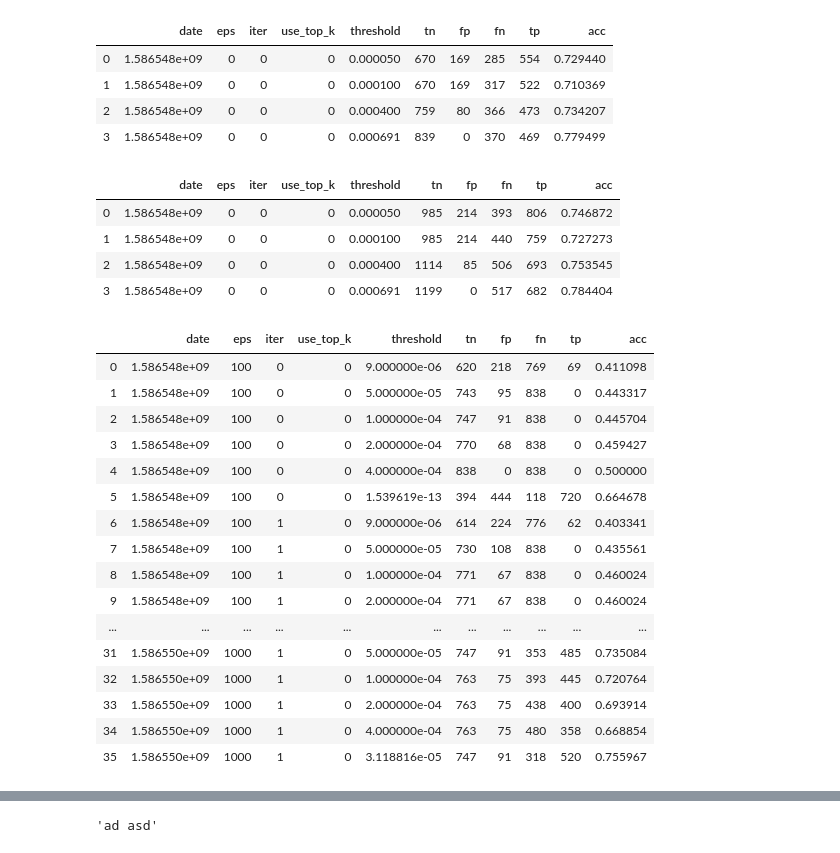
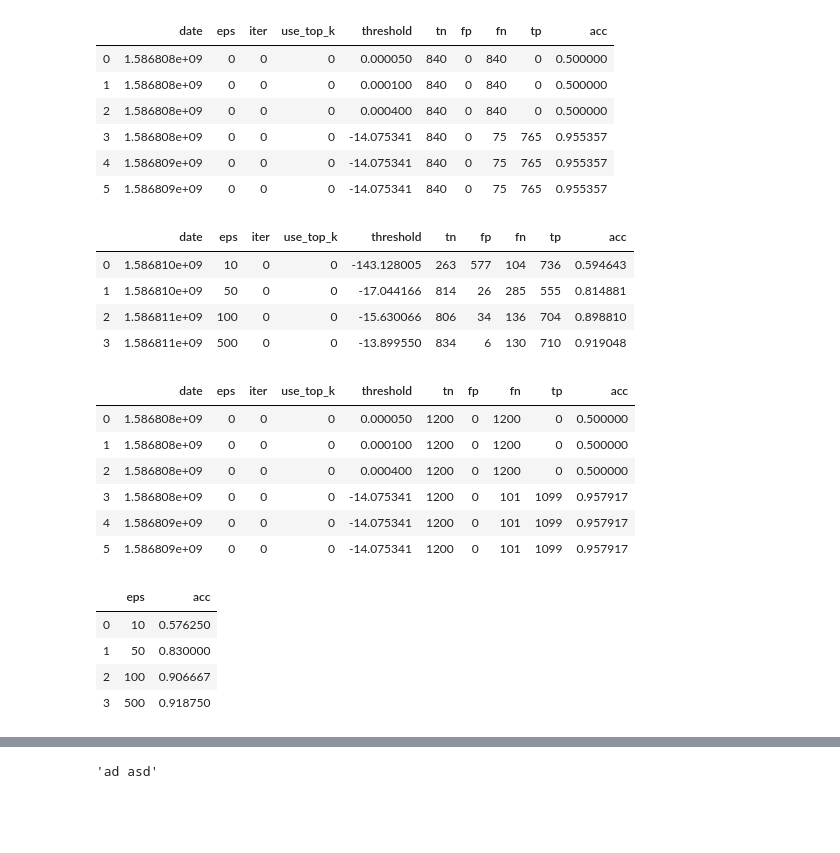
Before and after one commit to ramiroviszan/dp-gem, a Jupyter notebook: tests.ipynb, the cells around one changed output, grey strips where cells are left out. Drawn from its saved outputs; the diff is of its cells as text; code cells hidden in the pictures; blank space fills up the shorter version.

```diff
--- a/tests.ipynb
+++ b/tests.ipynb
@@ -3,39 +4,43 @@ import pandas as pd
+# %%
+exp_name = 'exp_1'
 # %%
-df = pd.read_csv('results/exp_1/control_val_results.csv')
+df = pd.read_csv('results/{0}/control_val_results.csv'.format(exp_name))
 df
 # %% [output]
 |  | date | eps | iter | use_top_k | threshold | tn | fp | fn | tp | acc |
-| 0 | 1.586548e+09 | 0 | 0 | 0 | 0.000050 | 670 | 169 | 285 | 554 | 0.729440 |
-| 1 | 1.586548e+09 | 0 | 0 | 0 | 0.000100 | 670 | 169 | 317 | 522 | 0.710369 |
-| 2 | 1.586548e+09 | 0 | 0 | 0 | 0.000400 | 759 | 80 | 366 | 473 | 0.734207 |
-| 3 | 1.586548e+09 | 0 | 0 | 0 | 0.000691 | 839 | 0 | 370 | 469 | 0.779499 |
+| 0 | 1.586808e+09 | 0 | 0 | 0 | 0.000050 | 840 | 0 | 840 | 0 | 0.500000 |
+| 1 | 1.586808e+09 | 0 | 0 | 0 | 0.000100 | 840 | 0 | 840 | 0 | 0.500000 |
+| 2 | 1.586808e+09 | 0 | 0 | 0 | 0.000400 | 840 | 0 | 840 | 0 | 0.500000 |
+| 3 | 1.586808e+09 | 0 | 0 | 0 | -14.075341 | 840 | 0 | 75 | 765 | 0.955357 |
+| 4 | 1.586809e+09 | 0 | 0 | 0 | -14.075341 | 840 | 0 | 75 | 765 | 0.955357 |
+| 5 | 1.586809e+09 | 0 | 0 | 0 | -14.075341 | 840 | 0 | 75 | 765 | 0.955357 |
+# %%
+df = pd.read_csv('results/{0}/utility_val_results.csv'.format(exp_name))
+df
+# %% [output]
+|  | date | eps | iter | use_top_k | threshold | tn | fp | fn | tp | acc |
+| 0 | 1.586810e+09 | 10 | 0 | 0 | -143.128005 | 263 | 577 | 104 | 736 | 0.594643 |
+| 1 | 1.586810e+09 | 50 | 0 | 0 | -17.044166 | 814 | 26 | 285 | 555 | 0.814881 |
+| 2 | 1.586811e+09 | 100 | 0 | 0 | -15.630066 | 806 | 34 | 136 | 704 | 0.898810 |
+| 3 | 1.586811e+09 | 500 | 0 | 0 | -13.899550 | 834 | 6 | 130 | 710 | 0.919048 |
 # %%
-df = pd.read_csv('results/exp_1/control_test_results.csv')
+df = pd.read_csv('results/{0}/control_test_results.csv'.format(exp_name))
 df
 # %% [output]
 |  | date | eps | iter | use_top_k | threshold | tn | fp | fn | tp | acc |
-| 0 | 1.586548e+09 | 0 | 0 | 0 | 0.000050 | 985 | 214 | 393 | 806 | 0.746872 |
-| 1 | 1.586548e+09 | 0 | 0 | 0 | 0.000100 | 985 | 214 | 440 | 759 | 0.727273 |
-| 2 | 1.586548e+09 | 0 | 0 | 0 | 0.000400 | 1114 | 85 | 506 | 693 | 0.753545 |
-| 3 | 1.586548e+09 | 0 | 0 | 0 | 0.000691 | 1199 | 0 | 517 | 682 | 0.784404 |
+| 0 | 1.586808e+09 | 0 | 0 | 0 | 0.000050 | 1200 | 0 | 1200 | 0 | 0.500000 |
+| 1 | 1.586808e+09 | 0 | 0 | 0 | 0.000100 | 1200 | 0 | 1200 | 0 | 0.500000 |
+| 2 | 1.586808e+09 | 0 | 0 | 0 | 0.000400 | 1200 | 0 | 1200 | 0 | 0.500000 |
+| 3 | 1.586808e+09 | 0 | 0 | 0 | -14.075341 | 1200 | 0 | 101 | 1099 | 0.957917 |
+| 4 | 1.586809e+09 | 0 | 0 | 0 | -14.075341 | 1200 | 0 | 101 | 1099 | 0.957917 |
+| 5 | 1.586809e+09 | 0 | 0 | 0 | -14.075341 | 1200 | 0 | 101 | 1099 | 0.957917 |
 # %%
-df = pd.read_csv('results/exp_1/utility_val_results.csv')
-df
+df = pd.read_csv('results/{0}/utility_test_results.csv'.format(exp_name))
+df_acc = df[['eps', 'acc']]
+df_acc
 # %% [output]
-|  | date | eps | iter | use_top_k | threshold | tn | fp | fn | tp | acc |
-| 0 | 1.586548e+09 | 100 | 0 | 0 | 9.000000e-06 | 620 | 218 | 769 | 69 | 0.411098 |
-| 1 | 1.586548e+09 | 100 | 0 | 0 | 5.000000e-05 | 743 | 95 | 838 | 0 | 0.443317 |
-| 2 | 1.586548e+09 | 100 | 0 | 0 | 1.000000e-04 | 747 | 91 | 838 | 0 | 0.445704 |
-| 3 | 1.586548e+09 | 100 | 0 | 0 | 2.000000e-04 | 770 | 68 | 838 | 0 | 0.459427 |
-| 4 | 1.586548e+09 | 100 | 0 | 0 | 4.000000e-04 | 838 | 0 | 838 | 0 | 0.500000 |
-| 5 | 1.586548e+09 | 100 | 0 | 0 | 1.539619e-13 | 394 | 444 | 118 | 720 | 0.664678 |
-| 6 | 1.586548e+09 | 100 | 1 | 0 | 9.000000e-06 | 614 | 224 | 776 | 62 | 0.403341 |
-| 7 | 1.586548e+09 | 100 | 1 | 0 | 5.000000e-05 | 730 | 108 | 838 | 0 | 0.435561 |
-| 8 | 1.586548e+09 | 100 | 1 | 0 | 1.000000e-04 | 771 | 67 | 838 | 0 | 0.460024 |
-| 9 | 1.586548e+09 | 100 | 1 | 0 | 2.000000e-04 | 771 | 67 | 838 | 0 | 0.460024 |
-| ... | ... | ... | ... | ... | ... | ... | ... | ... | ... | ... |
-| 31 | 1.586550e+09 | 1000 | 1 | 0 | 5.000000e-05 | 747 | 91 | 353 | 485 | 0.735084 |
-| 32 | 1.586550e+09 | 1000 | 1 | 0 | 1.000000e-04 | 763 | 75 | 393 | 445 | 0.720764 |
-| 33 | 1.586550e+09 | 1000 | 1 | 0 | 2.000000e-04 | 763 | 75 | 438 | 400 | 0.693914 |
-| 34 | 1.586550e+09 | 1000 | 1 | 0 | 4.000000e-04 | 763 | 75 | 480 | 358 | 0.668854 |
-| 35 | 1.586550e+09 | 1000 | 1 | 0 | 3.118816e-05 | 747 | 91 | 318 | 520 | 0.755967 |
+|  | eps | acc |
+| 0 | 10 | 0.576250 |
+| 1 | 50 | 0.830000 |
+| 2 | 100 | 0.906667 |
+| 3 | 500 | 0.918750 |
```
Also changed, not shown: parts of 37 cells of this notebook, 19 other files.
